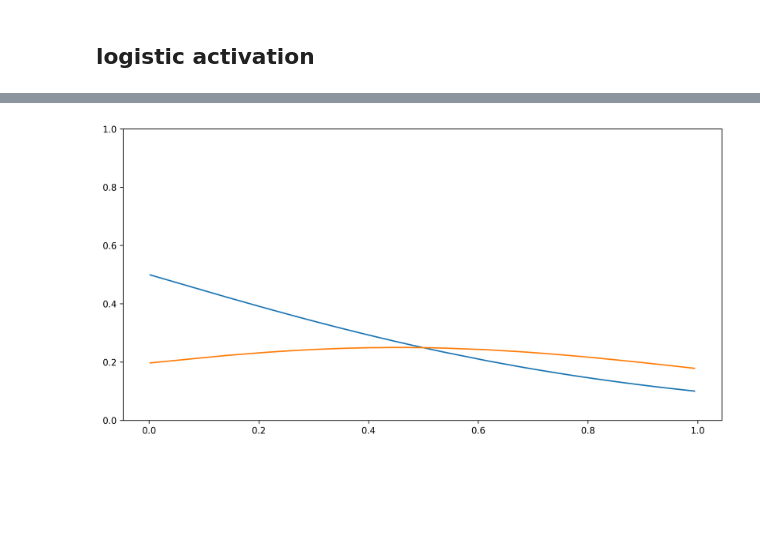
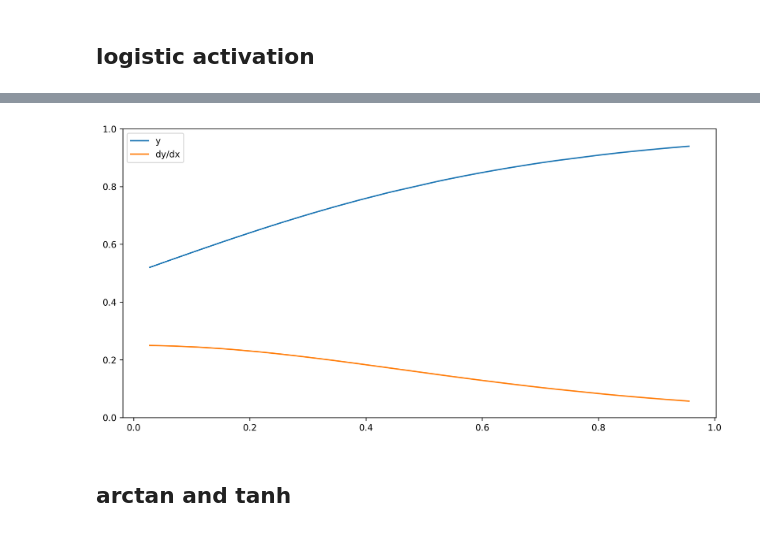
Before and after one commit to ashen007/DeepLearning-goes-deep, a Jupyter notebook: notebooks/activation/nn_activations.ipynb, the cells around one changed output, grey strips where cells are left out. Cells and saved outputs as stored; diff of their text form; code cells hidden in the pictures; blank space fills up the shorter version.

```diff
--- a/notebooks/activation/nn_activations.ipynb
+++ b/notebooks/activation/nn_activations.ipynb
@@ -7,6 +7,6 @@ import plotly.graph_objs as go
 
 from matplotlib import pyplot as plt
 # %%
-y = tf.Variable(1.0)
-y
+delta = tf.Variable(0.0)
+delta
 # %% [output]
@@ -54,6 +52,6 @@ array([[0.35843444, 0.81419647, 0.99420893, 0.29593503, 0.7145468 ,
 # %%
 with tf.GradientTape() as tape:
     tape.reset()
-    out = tf.nn.sigmoid(tf.matmul(tf.transpose(weights),x) + y)
+    out = tf.nn.sigmoid(tf.matmul(tf.transpose(weights), x) + delta)
 
-derivative_x = tape.jacobian(out,y)
+derivative_x = tape.jacobian(out, delta)
@@ -77,6 +75,6 @@ array([[0.24858065, 0.03255957, 0.05366984, 0.2435423 , 0.00228933,
 # %%
 with tf.GradientTape() as tape:
     tape.reset()
-    out = tf.nn.sigmoid(tf.matmul(tf.transpose(weights),x2d) + y)
+    out = tf.nn.sigmoid(tf.matmul(tf.transpose(weights), x2d) + delta)
 
-derivative_x2 = tape.jacobian(out,y)
+derivative_x2 = tape.jacobian(out, delta)
@@ -156,10 +171,12 @@ array([[0.31200224, 0.14230527, 0.1003433 , 0.34233868, 0.17130204,
       dtype=float32)>
 # %%
 plt.figure(figsize=[12, 6], dpi=300)
-sns.lineplot(x=x2d.numpy()[0], y=activated_x2d.numpy()[0])
-sns.lineplot(x=x2d.numpy()[0], y=derivative_x.numpy()[0])
+sns.lineplot(x=x2d.numpy()[0], y=activated_x2d.numpy()[0], label='y')
+sns.lineplot(x=x2d.numpy()[0], y=derivative_x2.numpy()[0], label='dy/dx')
 plt.ylim(0, 1)
 plt.savefig('../../images/activation/sig-singel-act-1.jpg')
 plt.show()
 # %% [output]
-[figure, old version]
+[figure, new version]
+# %% [markdown]
+## arctan and tanh
```
Also changed, not shown: parts of 15 cells of this notebook, 3 other files.
